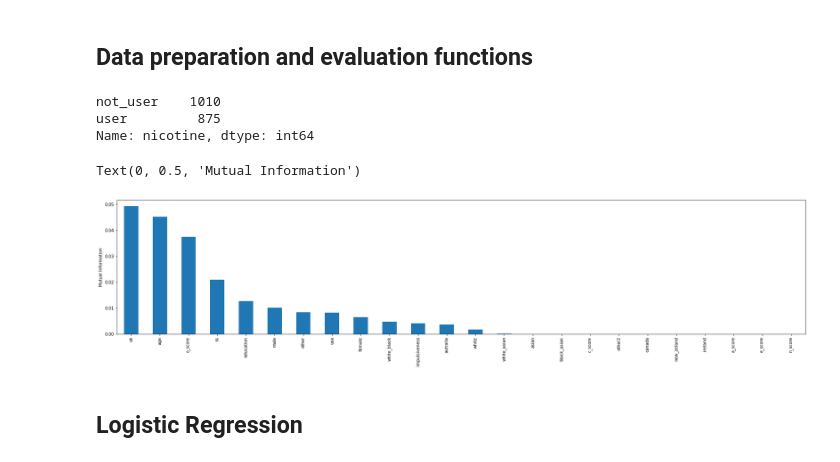
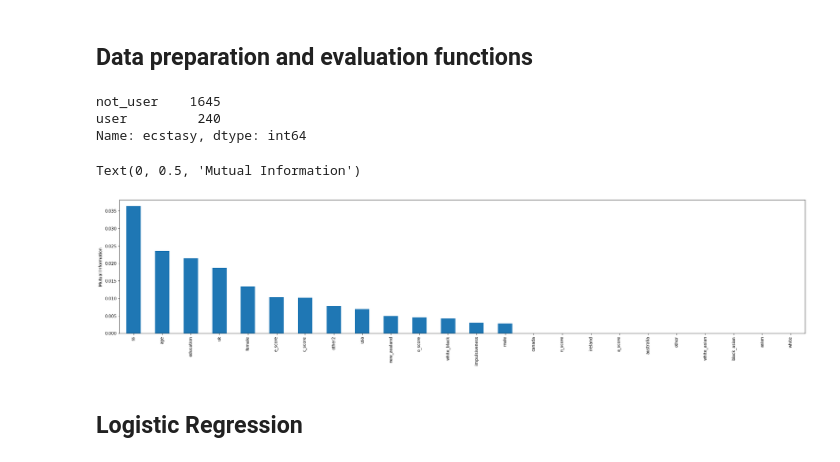
Before and after one commit to francescagiacco/ML-project-personality-and-drug-consumption, a Jupyter notebook: first_modeling.ipynb, the cells around one changed output. Cells and saved outputs as stored; diff of their text form; code cells hidden in the pictures.

```diff
--- a/first_modeling.ipynb
+++ b/first_modeling.ipynb
@@ -53,13 +53,13 @@ display(data)
 # %%
 # rearrange column (drugs at the end)
 cols = list(data.columns.values)
-substancies = ['alcohol','anphet', 'amyl', 'benzo', 'caffeine', 'cannabis',
+substances = ['alcohol','anphet', 'amyl', 'benzo', 'caffeine', 'cannabis',
               'chocolate', 'cocaine', 'crack', 'ecstasy', 'heroine', 'ketamine',
               'legal_h', 'lsd', 'meth', 'mushrooms', 'nicotine', 'semer', 'vsa']
 
-for drug in substancies:
+for drug in substances:
     cols.remove(drug)
-data = data[cols + substancies]
+data = data[cols + substances]
 data
 # %% [output]
 |  | age | education | n_score | e_score | o_score | a_score | c_score | impulsiveness | ss | asian | ... |
@@ -110,25 +110,25 @@ fig.savefig('./img/correlation_substancies.png')
 # data preparation - divide in 3 categories
 data_cut = data.copy() #This allows to run more than one time!
 
-for drug in substancies:
+for drug in substances:
     data_cut[drug] = pd.cut(data[drug], bins = 2, labels = ['not_user','user'])
 data_cut.to_csv('./data_processed/data_cut.csv')
-data_cut['nicotine'].value_counts()
+data_cut['ecstasy'].value_counts()
 # %% [output]
-not_user    1010
-user         875
-Name: nicotine, dtype: int64
+not_user    1645
+user         240
+Name: ecstasy, dtype: int64
 # %%
-# where more information are stored (I think, does someone know i tbetter?)
-X_train, X_test, y_train, y_test = train_test_split(data_cut.drop(substancies, axis = 1),
-                                                    data_cut['mushrooms'], test_size=0.3, random_state=0)
+# where more information is stored (I think, does someone know it better?)
+X_train, X_test, y_train, y_test = train_test_split(data_cut.drop(substances, axis = 1),
+                                                    data_cut['ecstasy'], test_size=0.3, random_state=0)
 
 mi = mutual_info_classif(X_train, y_train)
 mi = pd.Series(mi)
 mi.index = X_train.columns
 mi.sort_values(ascending=False).plot.bar(figsize=(30, 6))
 plt.ylabel('Mutual Information')
 # %% [output]
 Text(0, 0.5, 'Mutual Information')
-[figure, old version]
+[figure, new version]
 # %%
```
Also changed, not shown: parts of 13 cells of this notebook, 7 other files.
